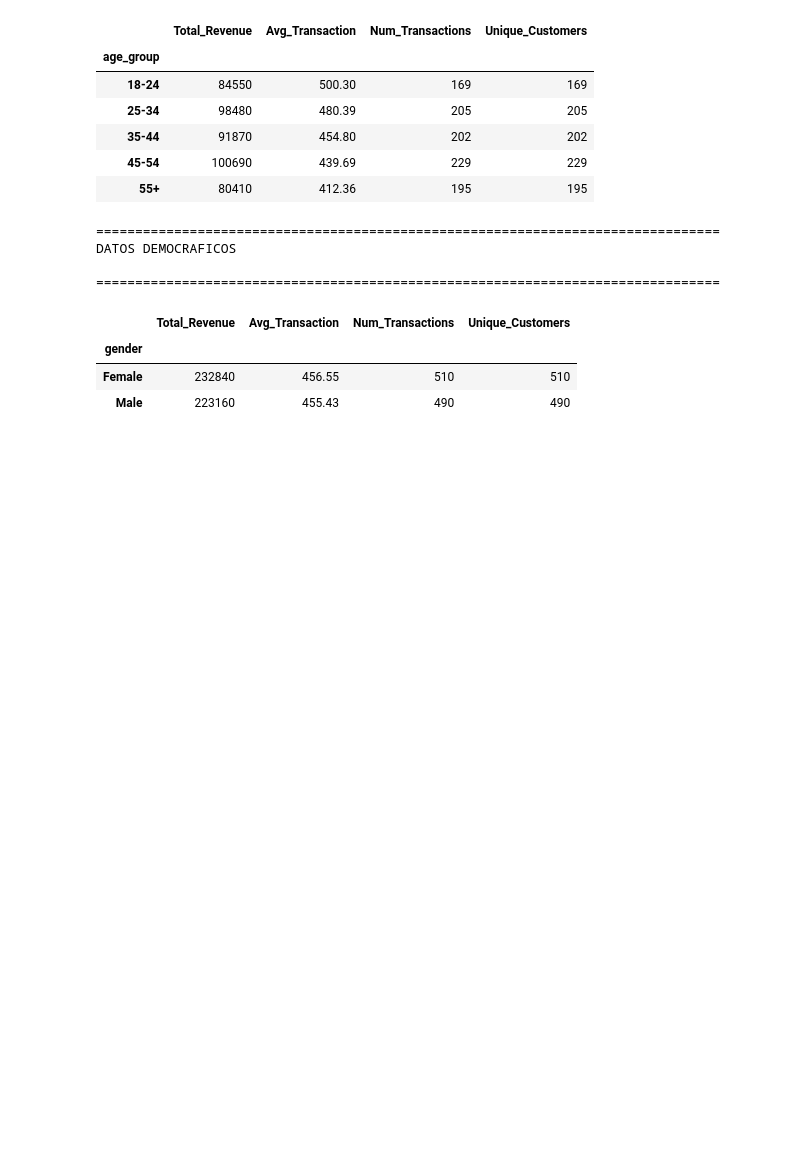
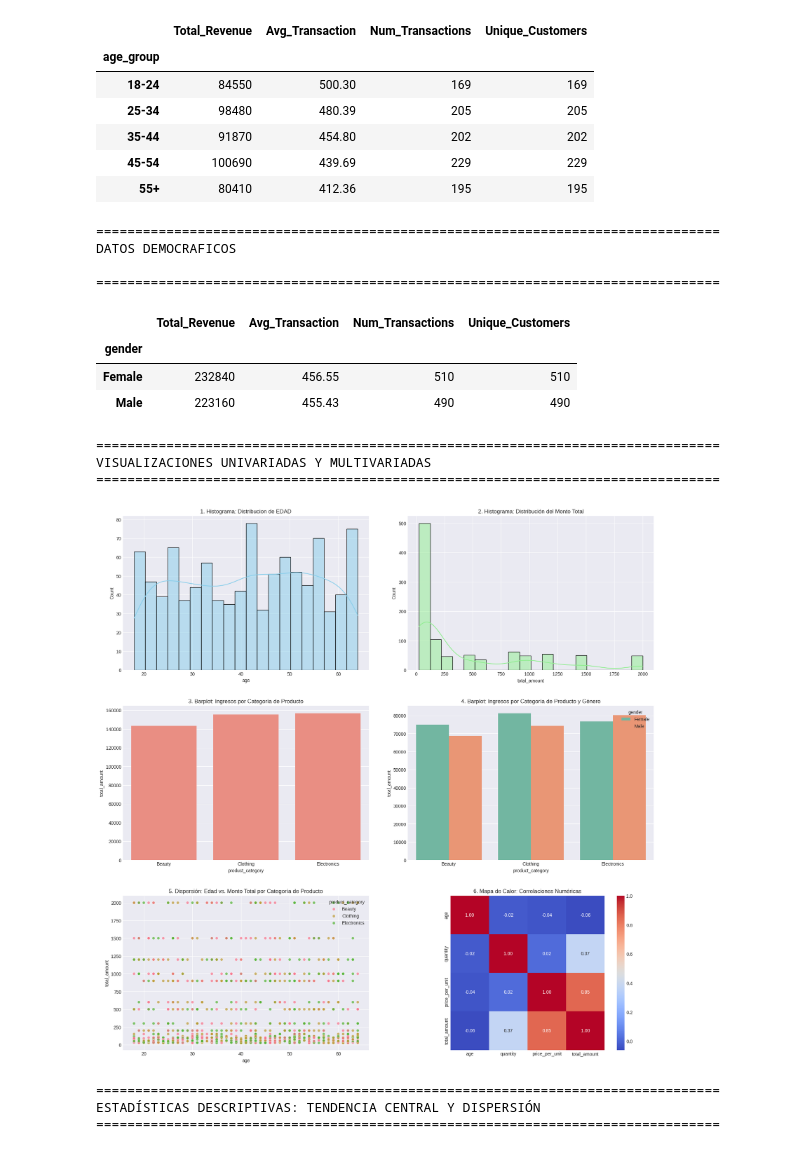
Before and after one commit to Kuoz2/An-lisis_y_Predicci-n, a Jupyter notebook: FinalExamen.ipynb, the cells around one changed output. Saved outputs shown, nothing was run; the diff lists cells and outputs as text; code cells hidden in the pictures; blank space fills up the shorter version.

```diff
--- a/FinalExamen.ipynb
+++ b/FinalExamen.ipynb
@@ -496,0 +500,45 @@ DATOS DEMOCRAFICOS
+# %%
+print("=" * 80)
+print("VISUALIZACIONES UNIVARIADAS Y MULTIVARIADAS")
+print("=" * 80)
+# %% [output]
+================================================================================
+VISUALIZACIONES UNIVARIADAS Y MULTIVARIADAS
+================================================================================
+# %%
+fig,axes= plt.subplots(3,2, figsize=(18,18))
+fig.tight_layout(pad=6.0)
+
+sns.histplot(data=dk_clean, x='age', bins=20, kde=True, ax=axes[0,0], color="skyblue")
+axes[0,0].set_title('1. Histograma: Distribucion de EDAD')
+
+sns.histplot(data=dk_clean, x='total_amount', bins=20, kde=True, ax=axes[0, 1], color='lightgreen')
+axes[0, 1].set_title('2. Histograma: Distribución del Monto Total')
+
+sns.barplot(data=dk_clean, x='product_category', y='total_amount', estimator=sum, errorbar=None, ax=axes[1, 0], color='salmon')
+axes[1, 0].set_title('3. Barplot: Ingresos por Categoría de Producto')
+
+sns.barplot(data=dk_clean,x='product_category', y='total_amount',hue='gender', estimator=sum, errorbar=None, ax=axes[1, 1], palette='Set2')
+axes[1, 1].set_title('4. Barplot: Ingresos por Categoría de Producto y Género')
+
+sns.scatterplot(data=dk_clean, x='age', y='total_amount', hue='product_category', alpha=0.7, ax=axes[2,0])
+axes[2, 0].set_title('5. Dispersión: Edad vs. Monto Total por Categoría de Producto')
+
+numeric_cols=['age', 'quantity', 'price_per_unit', 'total_amount']
+correlacion_matrix=dk_clean[numeric_cols].corr()
+
+sns.heatmap(correlacion_matrix, annot=True, cmap='coolwarm', fmt=".2f", ax=axes[2, 1], square=True)
+axes[2, 1].set_title('6. Mapa de Calor: Correlaciones Numéricas')
+
+plt.tight_layout
+plt.show()
+# %% [output]
+[figure, added]
+# %%
+print("=" * 80)
+print("ESTADÍSTICAS DESCRIPTIVAS: TENDENCIA CENTRAL Y DISPERSIÓN")
+print("=" * 80)
+# %% [output]
+================================================================================
+ESTADÍSTICAS DESCRIPTIVAS: TENDENCIA CENTRAL Y DISPERSIÓN
+================================================================================
```
Also changed, not shown: parts of 8 cells of this notebook.
